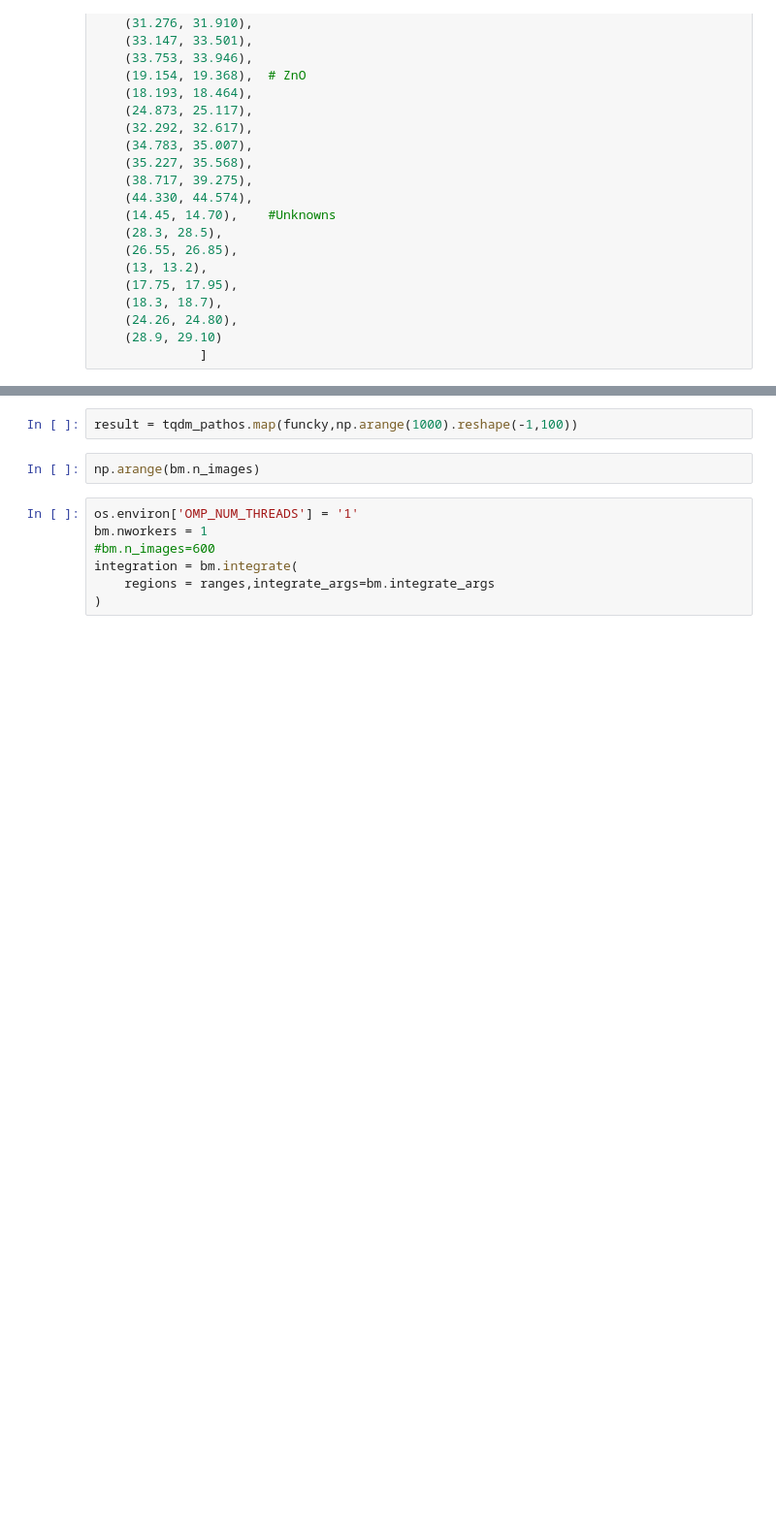
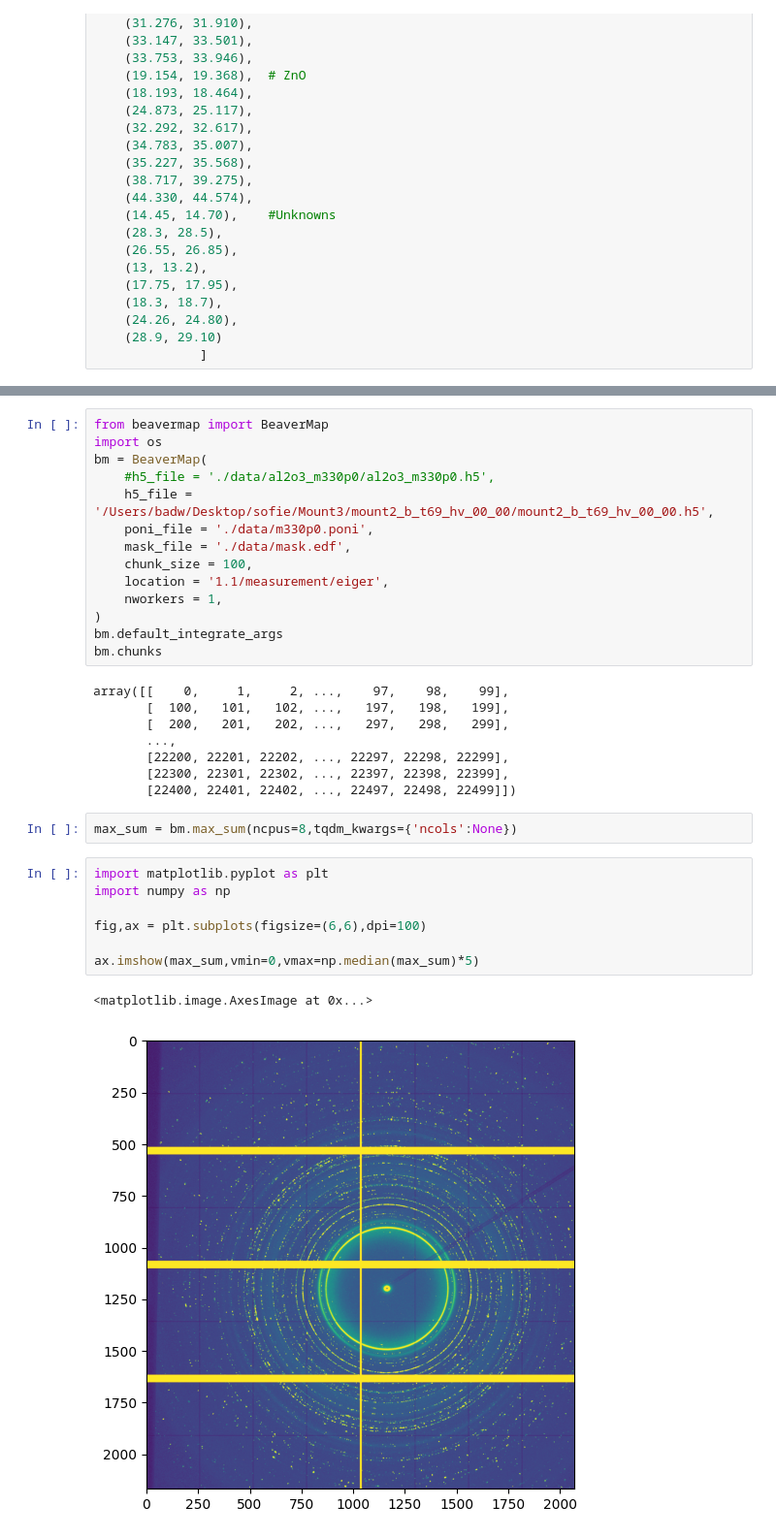
Before and after one commit to badw/beavermap, a Jupyter notebook: examples/beavermap.ipynb, the cells around one changed output, grey strips where cells are left out. Shown at 97% size. Cells and saved outputs as stored; diff of their text form; blank space fills up the shorter version.

Commit message:
made a lot of changes to the code and started the beavermap plotter

```diff
--- a/examples/beavermap.ipynb
+++ b/examples/beavermap.ipynb
@@ -118,11 +53,34 @@ np.array(result).sum(axis=0)
-# %%
-result = tqdm_pathos.map(funcky,np.arange(1000).reshape(-1,100))
-# %%
-np.arange(bm.n_images)
-# %%
-os.environ['OMP_NUM_THREADS'] = '1'
-bm.nworkers = 1
-#bm.n_images=600
-integration = bm.integrate(
-    regions = ranges,integrate_args=bm.integrate_args
-)
+# %%
+from beavermap import BeaverMap
+import os
+bm = BeaverMap(
+    #h5_file = './data/al2o3_m330p0/al2o3_m330p0.h5',
+    h5_file = '/Users/badw/Desktop/sofie/Mount3/mount2_b_t69_hv_00_00/mount2_b_t69_hv_00_00.h5',
+    poni_file = './data/m330p0.poni',
+    mask_file = './data/mask.edf',
+    chunk_size = 100,
+    location = '1.1/measurement/eiger',
+    nworkers = 1,
+)
+bm.default_integrate_args
+bm.chunks
+# %% [output]
+array([[    0,     1,     2, ...,    97,    98,    99],
+       [  100,   101,   102, ...,   197,   198,   199],
+       [  200,   201,   202, ...,   297,   298,   299],
+       ...,
+       [22200, 22201, 22202, ..., 22297, 22298, 22299],
+       [22300, 22301, 22302, ..., 22397, 22398, 22399],
+       [22400, 22401, 22402, ..., 22497, 22498, 22499]])
+# %%
+max_sum = bm.max_sum(ncpus=8,tqdm_kwargs={'ncols':None})
+# %%
+import matplotlib.pyplot as plt
+import numpy as np
+
+fig,ax = plt.subplots(figsize=(6,6),dpi=100)
+
+ax.imshow(max_sum,vmin=0,vmax=np.median(max_sum)*5)
+# %% [output]
+<matplotlib.image.AxesImage at 0x...>
+[figure, added]
```
Also changed, not shown: parts of 31 cells of this notebook, 12 other files.
